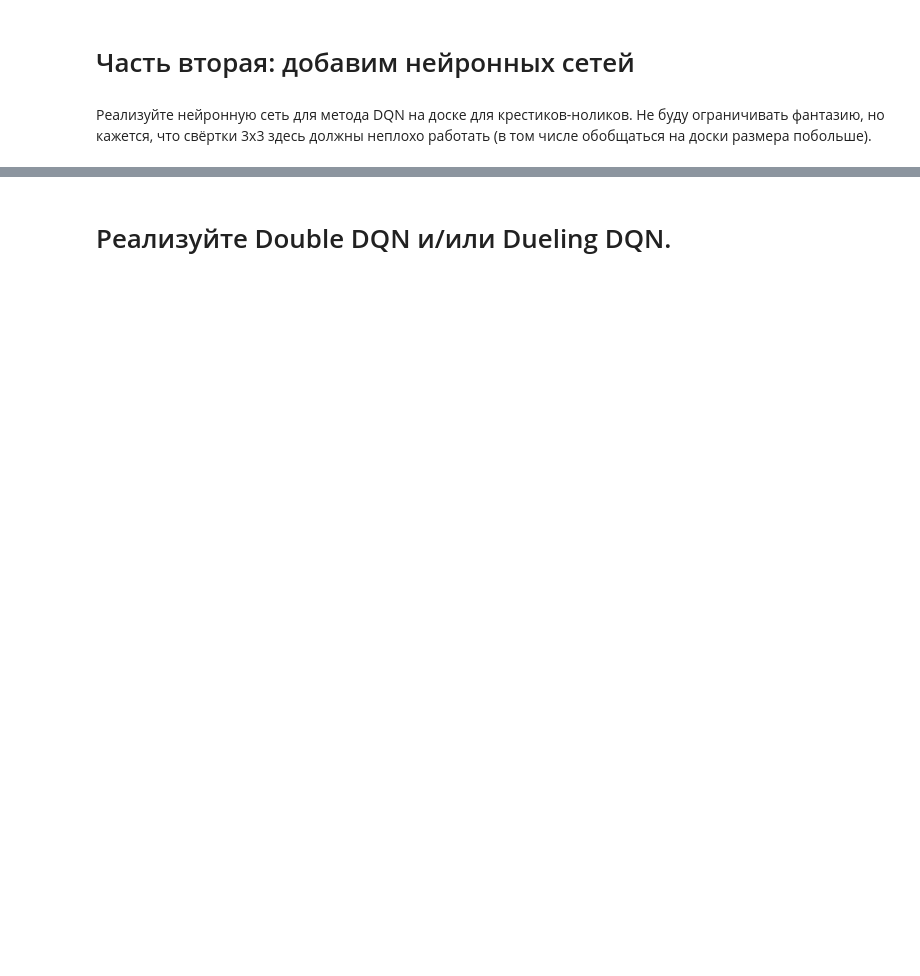
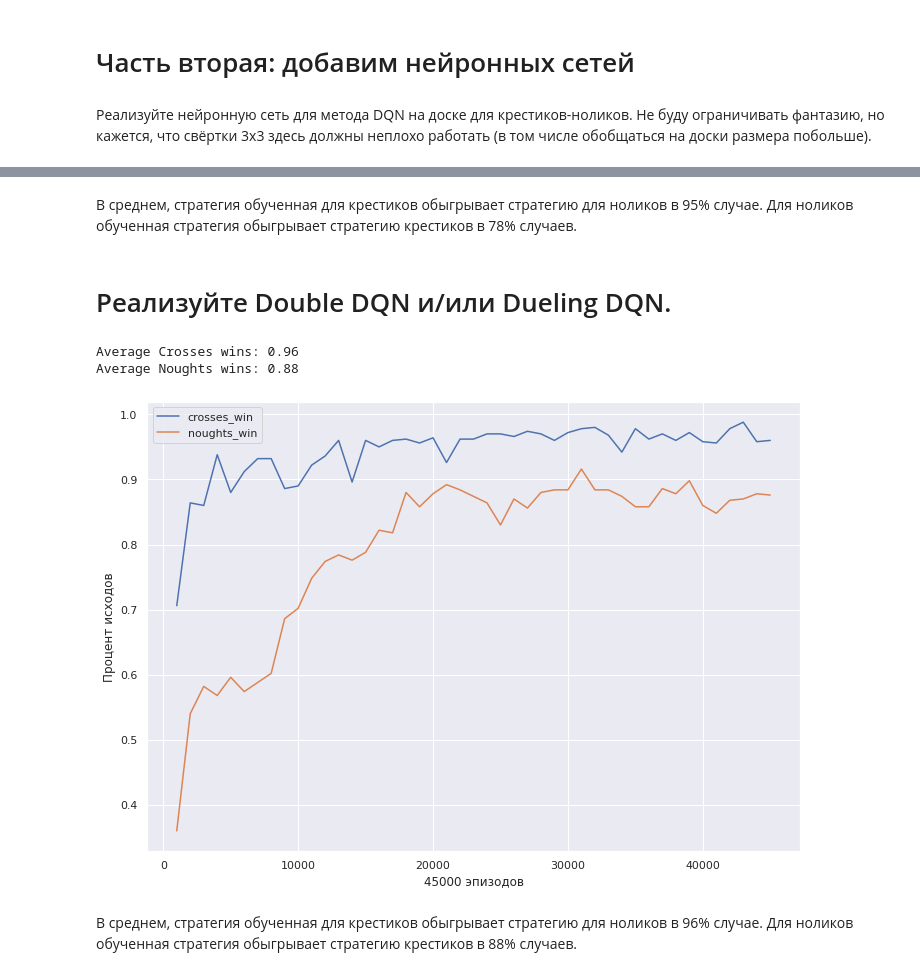
Before and after one commit to AntonStasenok/RL, a Jupyter notebook: RL_HomeWork2.ipynb, the cells around one changed output, grey strips where cells are left out. Saved outputs shown, nothing was run; the diff lists cells and outputs as text; code cells hidden in the pictures; blank space fills up the shorter version.

```diff
--- a/RL_HomeWork2.ipynb
+++ b/RL_HomeWork2.ipynb
@@ -593,8 +562,10 @@ show_results(crosses, noughts)
+# %% [markdown]
+В среднем, стратегия обученная для крестиков обыгрывает стратегию для ноликов в 95% случае. Для ноликов обученная стратегия обыгрывает стратегию крестиков в 78% случаев.
 # %% [markdown]
 # Реализуйте Double DQN и/или Dueling DQN.
 # %%
 class TicTacToeDoubleDQN(TicTacToeDQN):
-    def __init__(self, n_rows=4, n_cols=4, n_win=4, model_class=Network_4_4, gamma=0.8, device=device):
+    def __init__(self, n_rows=3, n_cols=3, n_win=3, model_class=Network_3_3, gamma=0.8, device=device):
         super(TicTacToeDoubleDQN, self).__init__(n_rows=n_rows, n_cols=n_cols, n_win=n_win, model_class=model_class, gamma=gamma, device=device)
         self.target_models = {-1: model_class().to(device), 1: model_class().to(device)}
         self.episodes_learned = {-1: 0, 1: 0}
@@ -603,7 +574,6 @@ class TicTacToeDoubleDQN(TicTacToeDQN):
         if np.min([len(self.memories[cur_turn]), len(self.memories[-cur_turn])]) < self.batch_size:
             return
 
-        # берём мини-батч из памяти
         transitions = self.memories[cur_turn].sample(self.batch_size)
         batch_state, batch_action, batch_next_state, batch_reward = zip(*transitions)
 
@@ -612,15 +582,12 @@ class TicTacToeDoubleDQN(TicTacToeDQN):
         batch_reward = Variable(torch.cat(batch_reward).to(self.device))
         batch_next_state = Variable(torch.stack(batch_next_state).to(self.device))
 
-        # считаем значения функции Q
         Q = self.models[cur_turn](batch_state)
         Q = Q.gather(1, batch_action).reshape([self.batch_size])
 
-        # оцениваем ожидаемые значения после этого действия
         Qmax = self.target_models[cur_turn](batch_next_state).detach()
         Qmax = Qmax.max(1)[0]
         Qnext = batch_reward + (self.gamma * Qmax)
-        # и хотим, чтобы Q было похоже на Qnext -- это и есть суть Q-обучения
         loss = F.smooth_l1_loss(Q, Qnext)
         self.optimizers[cur_turn].zero_grad()
         loss.backward()
@@ -632,5 +599,11 @@ class TicTacToeDoubleDQN(TicTacToeDQN):
             self.target_models[cur_turn].load_state_dict(self.models[cur_turn].state_dict())
 # %%
 double_learner_3_3 = TicTacToeDoubleDQN(3, 3, 3, Network_3_3)
-crosses, noughts = learn_to_play(double_learner_3_3, 30000, 1000)
-show_results(crosses, noughts)
+crosses, noughts, idx = learn_to_play(double_learner_3_3, 45000, 500)
+show_results(crosses, noughts, idx)
+# %% [output]
+Average Crosses wins: 0.96
+Average Noughts wins: 0.88
+[figure, added]
+# %% [markdown]
+В среднем, стратегия обученная для крестиков обыгрывает стратегию для ноликов в 96% случае. Для ноликов обученная стратегия обыгрывает стратегию крестиков в 88% случаев.
```
Also changed, not shown: parts of 14 cells of this notebook.
